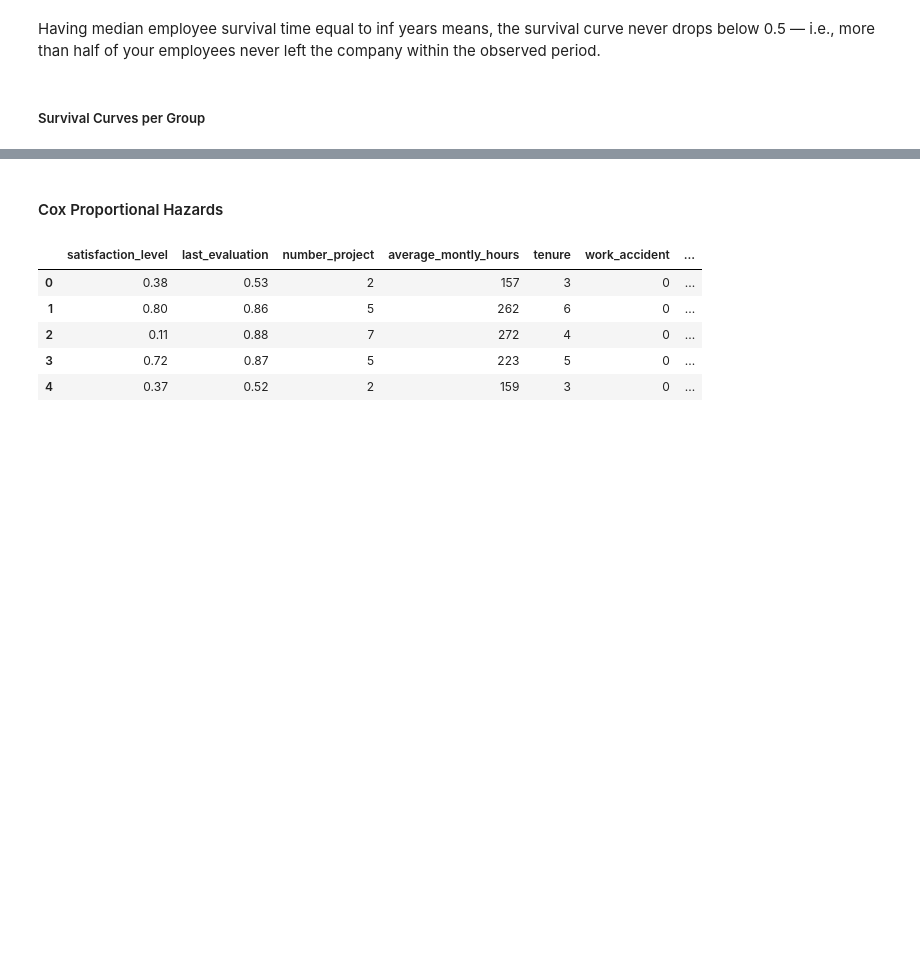
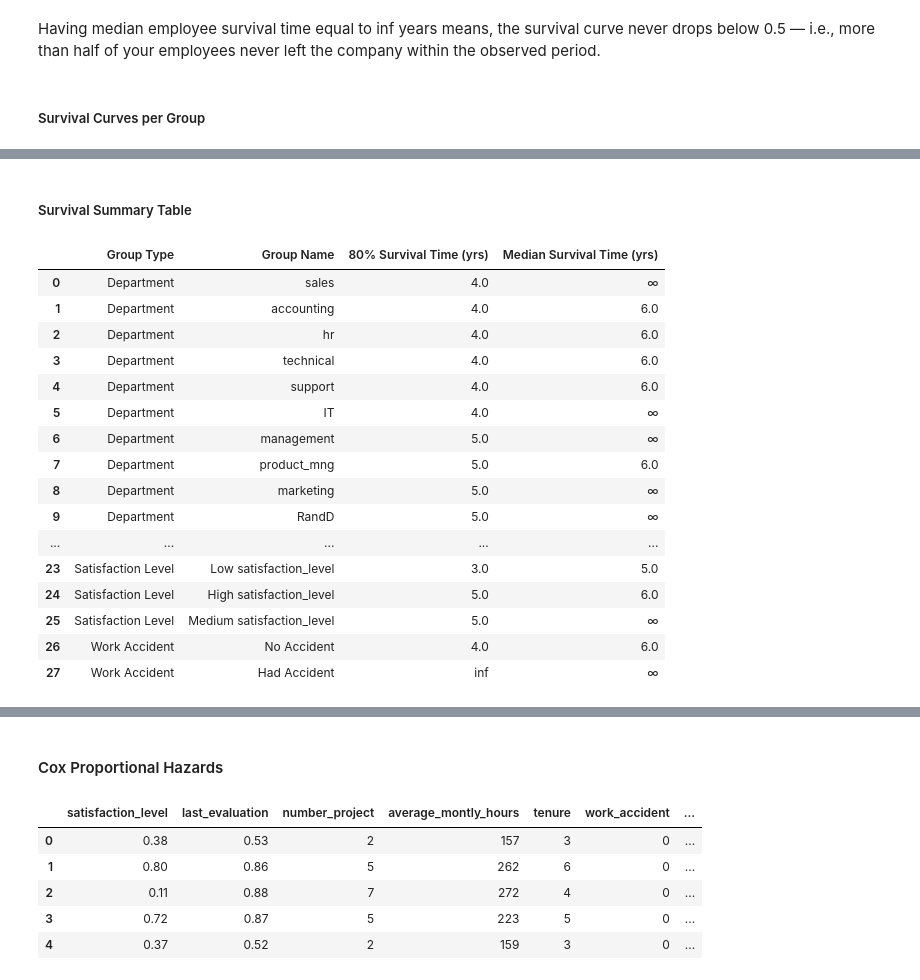
Before and after one commit to jenelaineDC/DSML-PROJECTS, a Jupyter notebook: HR Analytics/HR_Analytics.ipynb, the cells around one changed output, grey strips where cells are left out. Saved outputs shown, nothing was run; the diff lists cells and outputs as text; code cells hidden in the pictures; blank space fills up the shorter version.

```diff
--- a/HR Analytics/HR_Analytics.ipynb
+++ b/HR Analytics/HR_Analytics.ipynb
@@ -1524,0 +1466,2 @@ survival_summary
+# %% [markdown]
+##### Survival Summary Table
@@ -1524,0 +1488,60 @@ survival_summary
+# %%
+# Define label mappings for binary columns
+binary_labels = {
+    'overworked': {0: 'Not Overworked', 1: 'Overworked'},
+    'promotion_last_5years': {0: 'No Promotion', 1: 'Promoted'},
+    'work_accident': {0: 'No Accident', 1: 'Had Accident'}
+}
+
+summary_records = []
+
+group_vars = [
+    ('Salary', 'salary'),
+    ('Department', 'department'),
+    ('Overworked Status', 'overworked'),
+    ('Satisfaction Level', 'satisfaction_level_group'),
+    ('Last Evaluation', 'last_evaluation_group'),
+    ('Number of Projects', 'number_project_group'),
+    ('Promotion Last 5 Years', 'promotion_last_5years'),
+    ('Work Accident', 'work_accident')
+]
+
+for gtype, col in group_vars:
+    for val in df_kaplan[col].unique():
+        mask = df_kaplan[col] == val
+        t_80, median_t = get_survival_times(mask)
+
+        # Apply labels for binary columns
+        if col in binary_labels:
+            val_label = binary_labels[col].get(val, str(val))
+        else:
+            val_label = str(val)
+
+        summary_records.append({
+            'Group Type': gtype,
+            'Group Name': val_label,
+            '80% Survival Time (yrs)': round(t_80,2),
+            'Median Survival Time (yrs)': '∞' if median_t == float('inf') else round(median_t,2)
+        })
+
+survival_summary_labeled = pd.DataFrame(summary_records)
+survival_summary_labeled = survival_summary_labeled.sort_values(['Group Type','80% Survival Time (yrs)']).reset_index(drop=True)
+survival_summary_labeled
+# %% [output]
+|  | Group Type | Group Name | 80% Survival Time (yrs) | Median Survival Time (yrs) |
+| 0 | Department | sales | 4.0 | ∞ |
+| 1 | Department | accounting | 4.0 | 6.0 |
+| 2 | Department | hr | 4.0 | 6.0 |
+| 3 | Department | technical | 4.0 | 6.0 |
+| 4 | Department | support | 4.0 | 6.0 |
+| 5 | Department | IT | 4.0 | ∞ |
+| 6 | Department | management | 5.0 | ∞ |
+| 7 | Department | product_mng | 5.0 | 6.0 |
+| 8 | Department | marketing | 5.0 | ∞ |
+| 9 | Department | RandD | 5.0 | ∞ |
+| ... | ... | ... | ... | ... |
+| 23 | Satisfaction Level | Low satisfaction_level | 3.0 | 5.0 |
+| 24 | Satisfaction Level | High satisfaction_level | 5.0 | 6.0 |
+| 25 | Satisfaction Level | Medium satisfaction_level | 5.0 | ∞ |
+| 26 | Work Accident | No Accident | 4.0 | 6.0 |
+| 27 | Work Accident | Had Accident | inf | ∞ |
```
Also changed, not shown: parts of 20 cells of this notebook.
